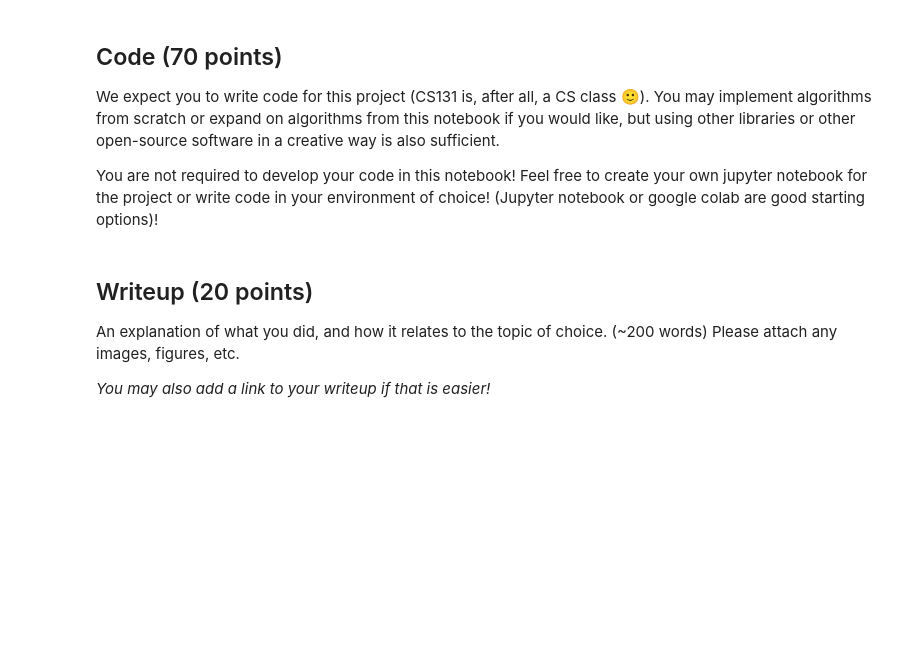
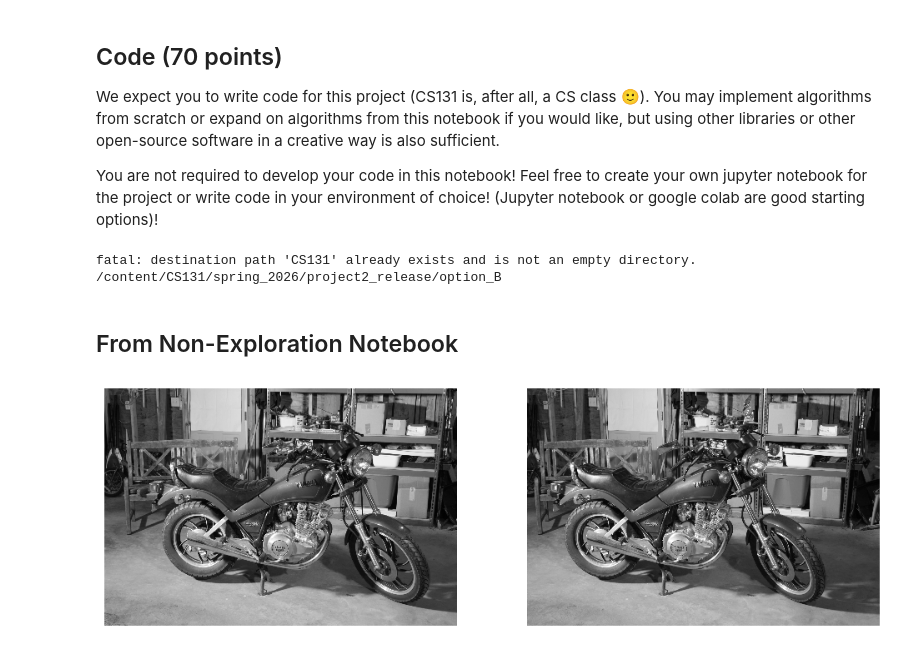
Before and after one commit to miaxiaozl/CS131, a Jupyter notebook: spring_2026/project2_release/option_B/project2b_exploration.ipynb, the cells around one changed output. Cells and saved outputs as stored; diff of their text form; code cells hidden in the pictures; blank space fills up the shorter version.

```diff
--- a/spring_2026/project2_release/option_B/project2b_exploration.ipynb
+++ b/spring_2026/project2_release/option_B/project2b_exploration.ipynb
@@ -43,6 +40,11 @@ You are not required to develop your code in this notebook! Feel free to create
-# %% [markdown]
-## Writeup (20 points)
-
-An explanation of what you did, and how it relates to the topic of choice. (~200 words) Please attach any images, figures, etc.
-
-_You may also add a link to your writeup if that is easier!_
+# %%
+import os
+
+if not os.path.exists("CS131_release"):
+    # Clone the repository if it doesn't already exist
+    !git clone https://github.com/miaxiaozl/CS131.git
+
+%cd CS131/spring_2026/project2_release/option_B
+# %% [output]
+fatal: destination path 'CS131' already exists and is not an empty directory.
+/content/CS131/spring_2026/project2_release/option_B
@@ -48,0 +57,19 @@ _You may also add a link to your writeup if that is easier!_
+# %%
+plt.rcParams['figure.figsize'] = (12.0, 9.0)
+plt.rcParams['image.interpolation'] = 'nearest'
+plt.rcParams['image.cmap'] = 'gray'
+# %% [markdown]
+## From Non-Exploration Notebook
+# %%
+img1 = cv.imread('motorcycle_left.png', cv.IMREAD_GRAYSCALE)
+img2 = cv.imread('motorcycle_right.png', cv.IMREAD_GRAYSCALE)
+
+plt.subplot(121)
+plt.imshow(img1)
+plt.axis('off')
+plt.subplot(122)
+plt.imshow(img2)
+plt.axis('off')
+plt.show()
+# %% [output]
+[figure, added]
```
Also changed, not shown: parts of 15 cells of this notebook.
